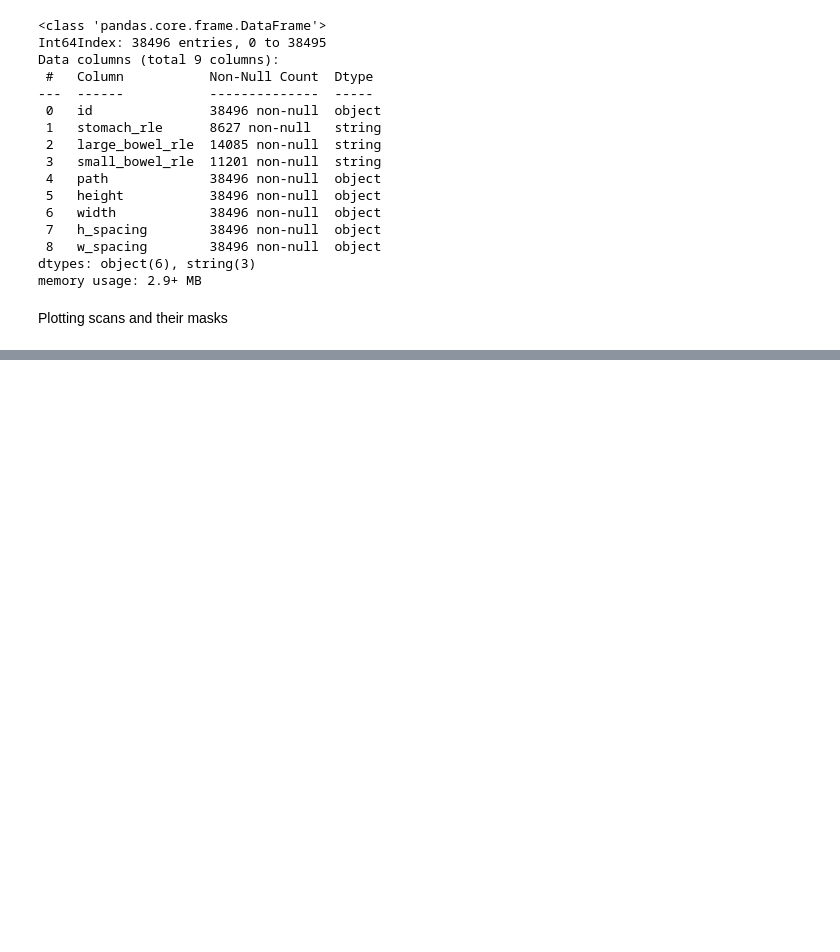
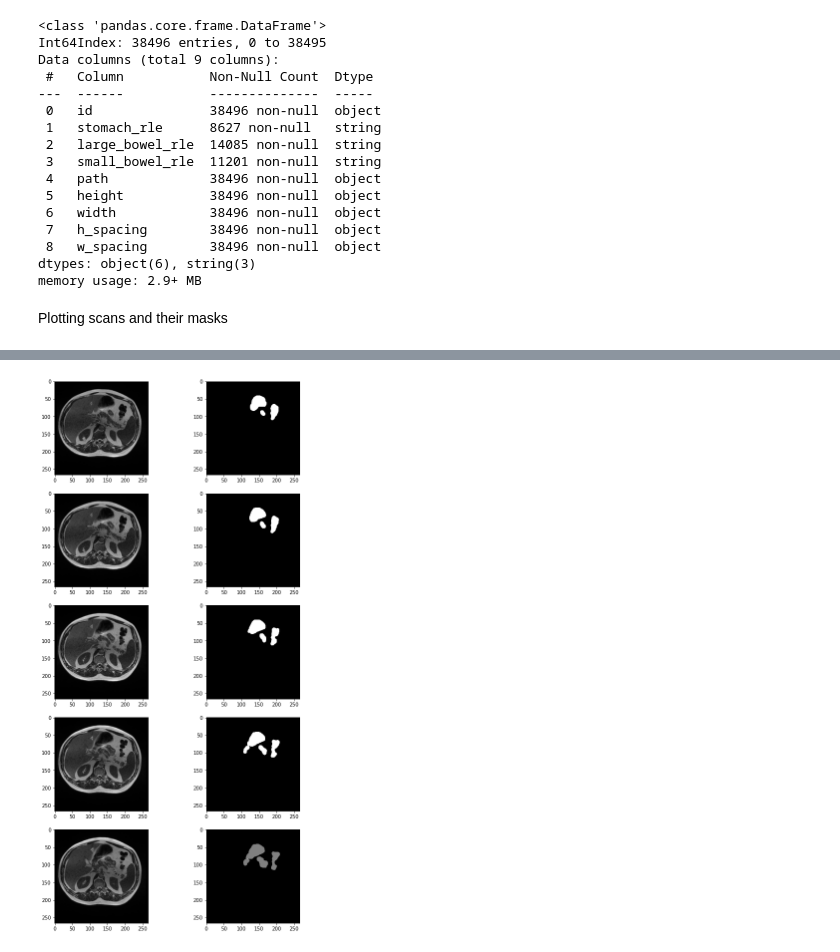
Before and after one commit to pri1311/UWM-GI-Tract-Image-Segmentation, a Jupyter notebook: getting-started-understanding-data.ipynb, the cells around one changed output, grey strips where cells are left out. Cells and saved outputs as stored; diff of their text form; code cells hidden in the pictures; blank space fills up the shorter version.

```diff
--- a/getting-started-understanding-data.ipynb
+++ b/getting-started-understanding-data.ipynb
@@ -440,0 +518,17 @@ Plotting scans and their masks
+# %%
+rcParams['figure.figsize'] = 10,20
+fig, axis = plt.subplots(5,2)
+i = 0
+for idx, row in new_df[new_df['stomach_rle'] != ''].iloc[18:23,:].iterrows():
+    image = cv2.imread(row['path'], cv2.IMREAD_UNCHANGED)
+    axis[i,0].imshow(image, cmap='gray')
+    s_mask = rle2mask(row['stomach_rle'], (int(row['height']), int(row['width'])))
+    lb_mask = rle2mask(row['large_bowel_rle'], (int(row['height']), int(row['width'])))
+    sb_mask = rle2mask(row['small_bowel_rle'], (int(row['height']), int(row['width'])))
+
+    mask = s_mask + lb_mask + sb_mask
+
+    axis[i,1].imshow(mask, cmap='gray')
+    i += 1
+# %% [output]
+[figure, added]
```
Also changed, not shown: parts of 11 cells of this notebook.
